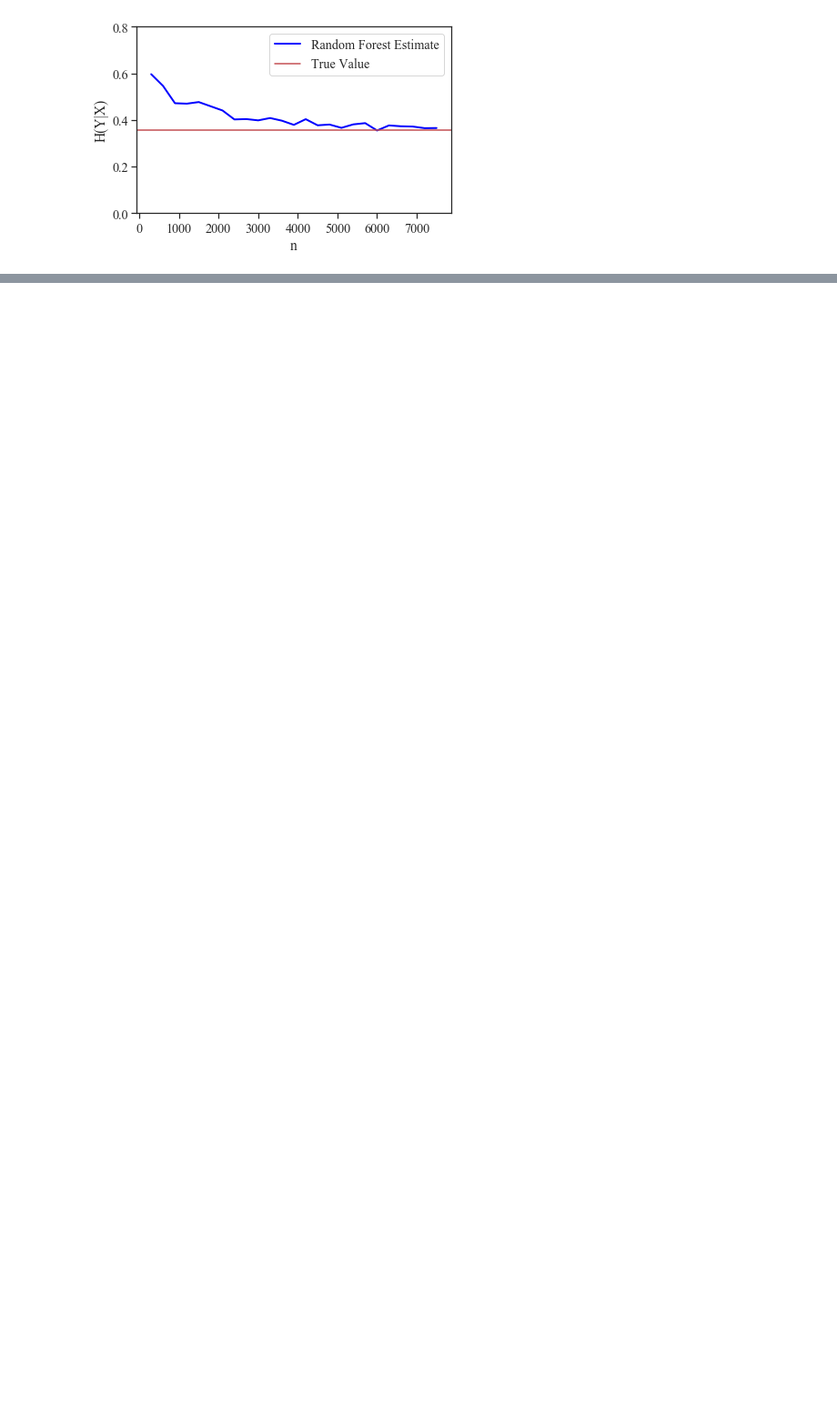
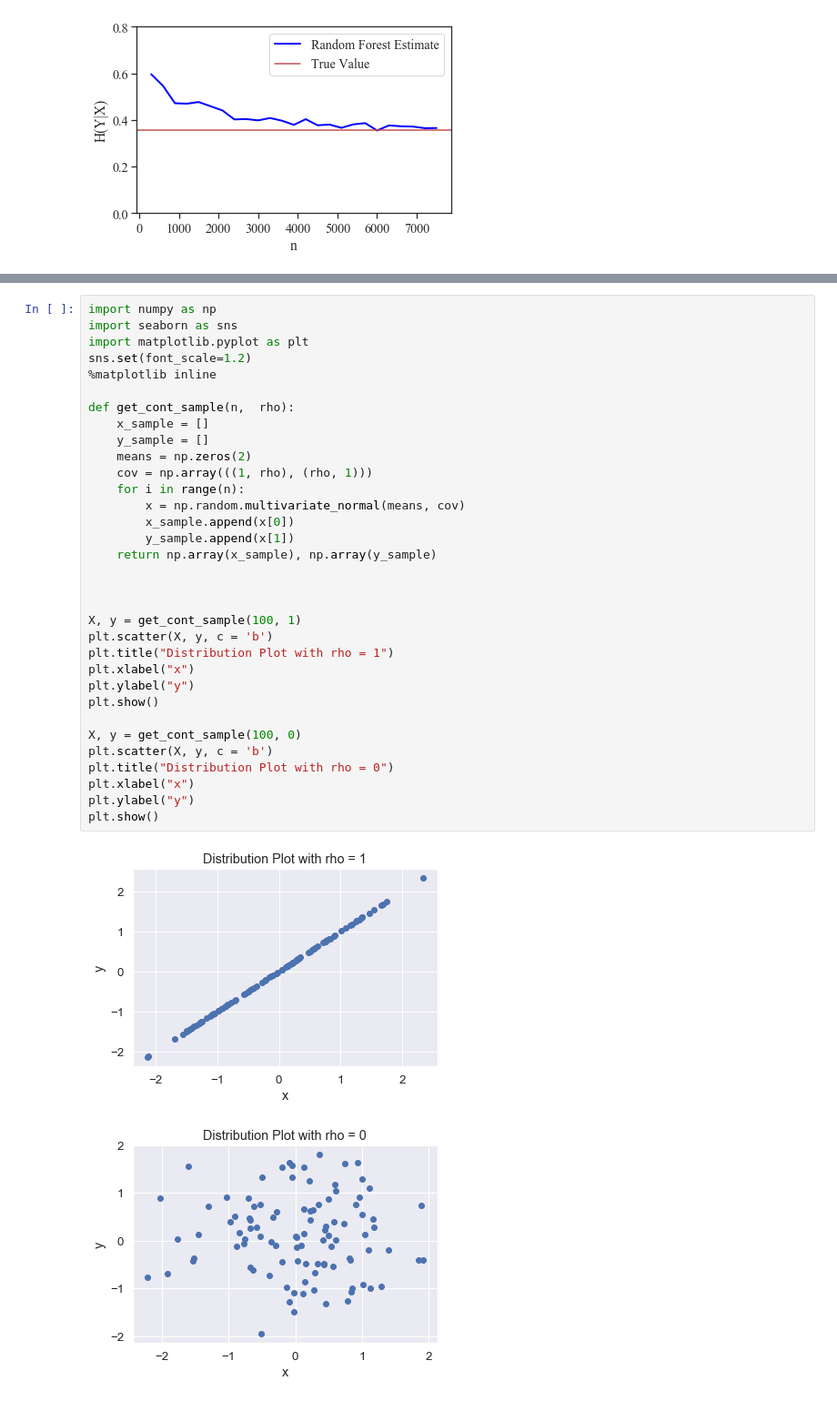
Before and after one commit to rguo123/conditional_entropy_forests, a Jupyter notebook: plots.ipynb, the cells around one changed output, grey strips where cells are left out. Shown: that part at 91% size. Drawn from its saved outputs; the diff is of its cells as text; blank space fills up the shorter version.

```diff
--- a/plots.ipynb
+++ b/plots.ipynb
@@ -401,0 +637,36 @@ plt.show()
+# %%
+import numpy as np
+import seaborn as sns
+import matplotlib.pyplot as plt
+sns.set(font_scale=1.2)
+%matplotlib inline
+
+def get_cont_sample(n,  rho):
+    x_sample = []
+    y_sample = []
+    means = np.zeros(2)
+    cov = np.array(((1, rho), (rho, 1)))
+    for i in range(n):
+        x = np.random.multivariate_normal(means, cov)
+        x_sample.append(x[0])
+        y_sample.append(x[1])
+    return np.array(x_sample), np.array(y_sample)
+
+
+
+X, y = get_cont_sample(100, 1)
+plt.scatter(X, y, c = 'b')
+plt.title("Distribution Plot with rho = 1")
+plt.xlabel("x")
+plt.ylabel("y")
+plt.show()
+
+X, y = get_cont_sample(100, 0)
+plt.scatter(X, y, c = 'b')
+plt.title("Distribution Plot with rho = 0")
+plt.xlabel("x")
+plt.ylabel("y")
+plt.show()
+# %% [output]
+[figure, added]
+[figure, added]
```
Also changed, not shown: parts of 16 cells of this notebook, 21 other files.
